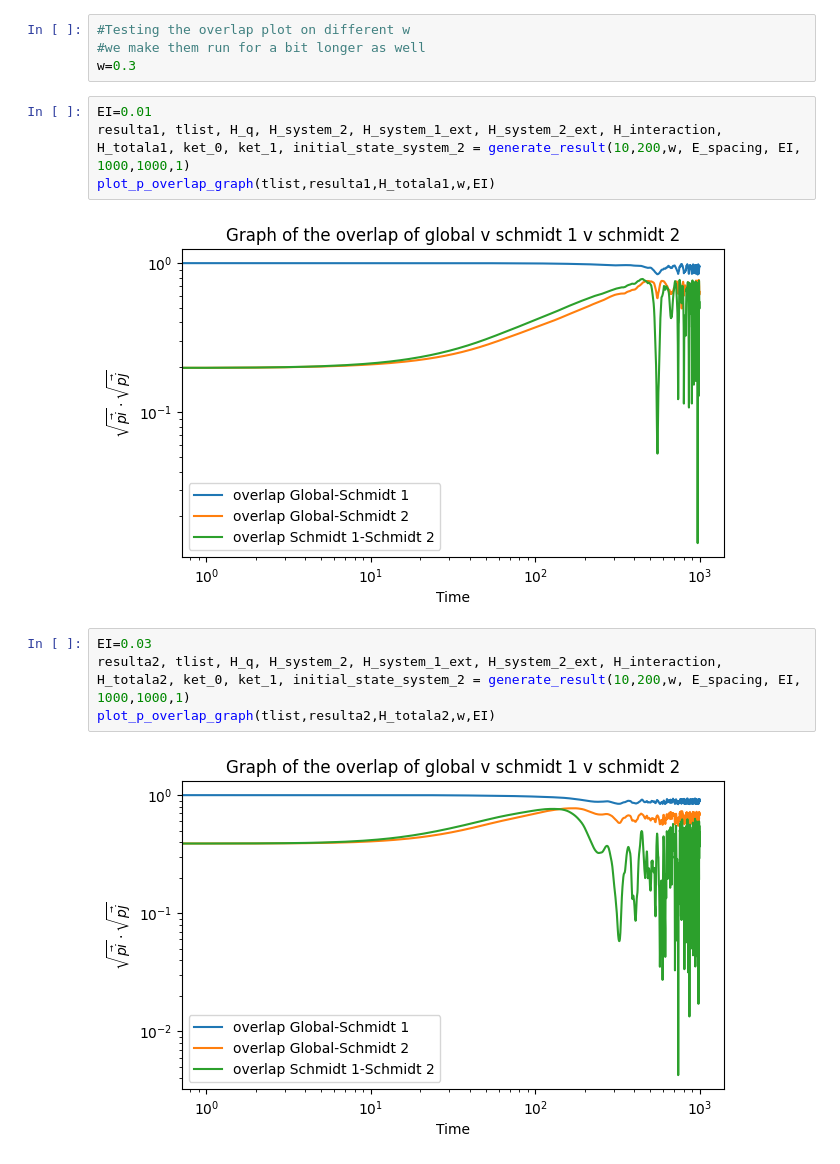
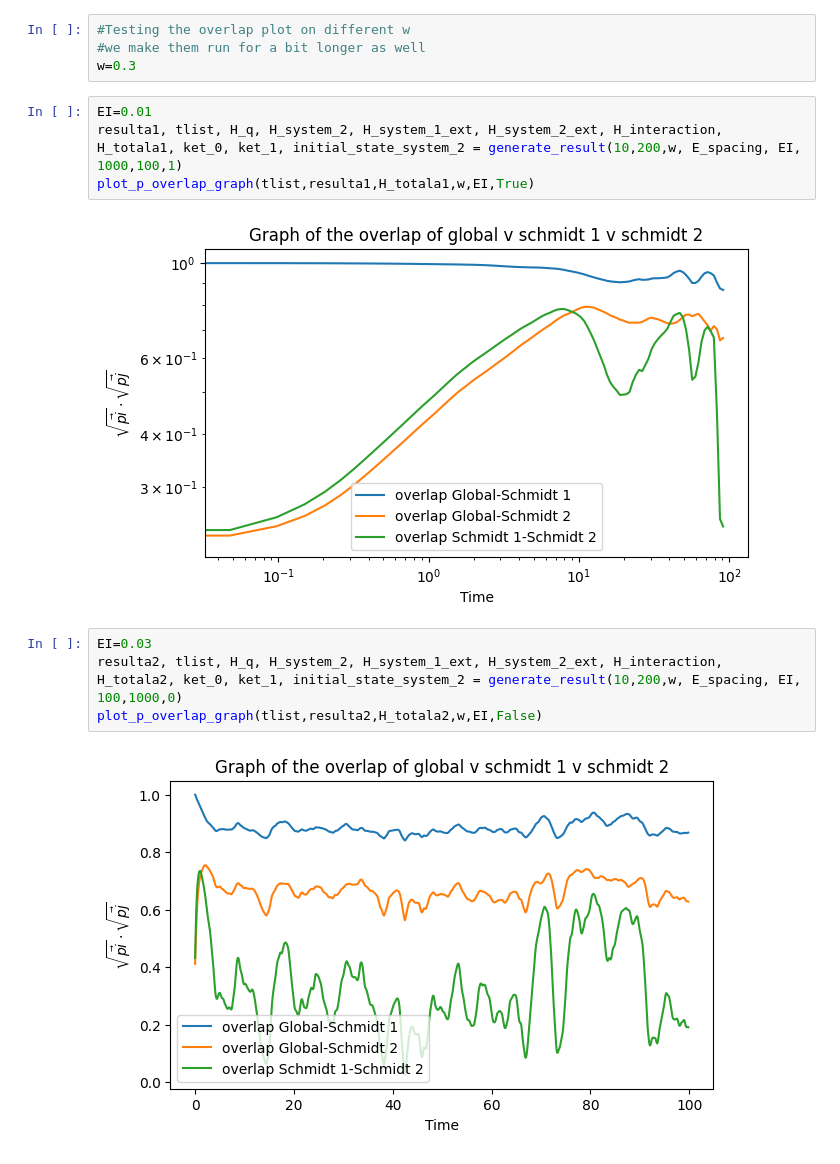
Before and after one commit to MarinAndreGirard/Quantum_Branching, a Jupyter notebook: overlap_study.ipynb, the cells around one changed output. Saved outputs shown, nothing was run; the diff lists cells and outputs as text.

```diff
--- a/overlap_study.ipynb
+++ b/overlap_study.ipynb
@@ -66,15 +70,15 @@ plot_p_overlap_graph(tlist,resulta3,H_totala3,0.3,EI)
 w=0.3
 # %%
 EI=0.01
-resulta1, tlist, H_q, H_system_2, H_system_1_ext, H_system_2_ext, H_interaction, H_totala1, ket_0, ket_1, initial_state_system_2 = generate_result(10,200,w, E_spacing, EI, 1000,1000,1)
-plot_p_overlap_graph(tlist,resulta1,H_totala1,w,EI)
+resulta1, tlist, H_q, H_system_2, H_system_1_ext, H_system_2_ext, H_interaction, H_totala1, ket_0, ket_1, initial_state_system_2 = generate_result(10,200,w, E_spacing, EI, 1000,100,1)
+plot_p_overlap_graph(tlist,resulta1,H_totala1,w,EI,True)
 # %% [output]
-[figure, old version]
+[figure, new version]
 # %%
 EI=0.03
-resulta2, tlist, H_q, H_system_2, H_system_1_ext, H_system_2_ext, H_interaction, H_totala2, ket_0, ket_1, initial_state_system_2 = generate_result(10,200,w, E_spacing, EI, 1000,1000,1)
-plot_p_overlap_graph(tlist,resulta2,H_totala2,w,EI)
+resulta2, tlist, H_q, H_system_2, H_system_1_ext, H_system_2_ext, H_interaction, H_totala2, ket_0, ket_1, initial_state_system_2 = generate_result(10,200,w, E_spacing, EI, 100,1000,0)
+plot_p_overlap_graph(tlist,resulta2,H_totala2,w,EI,False)
 # %% [output]
-[figure, old version]
+[figure, new version]
 # %%
 EI=0.06
```
Also changed, not shown: parts of 16 cells of this notebook, 4 other files.
